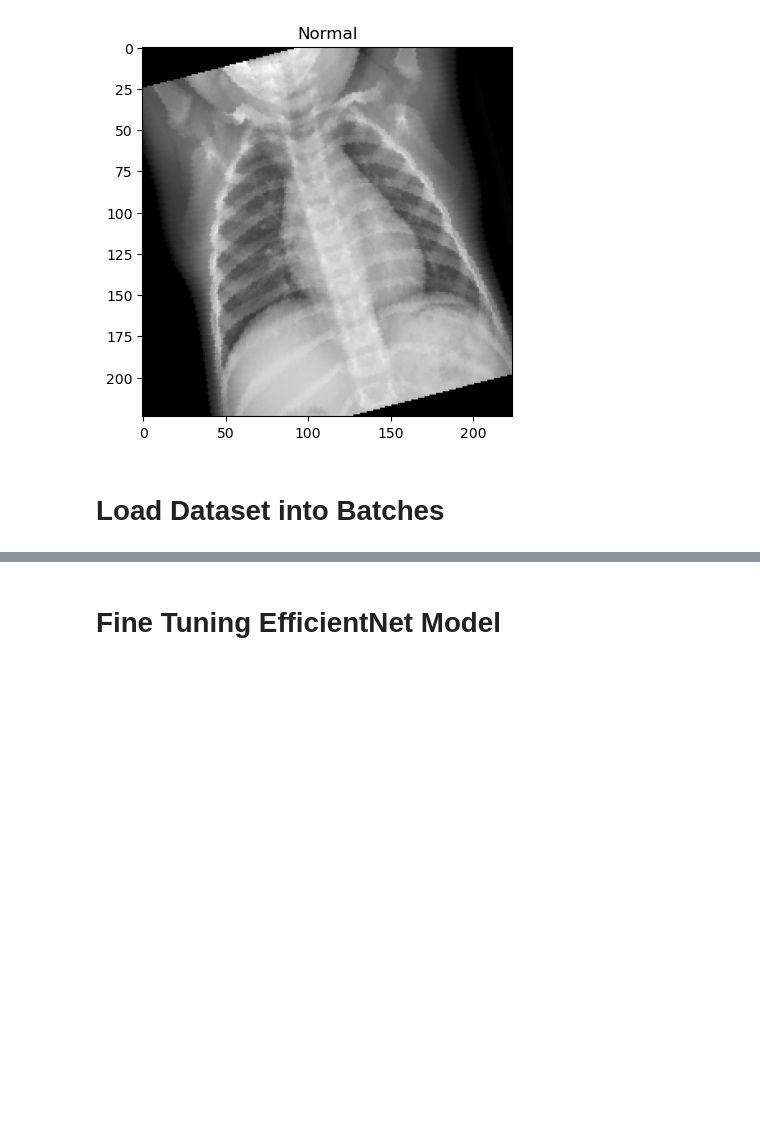
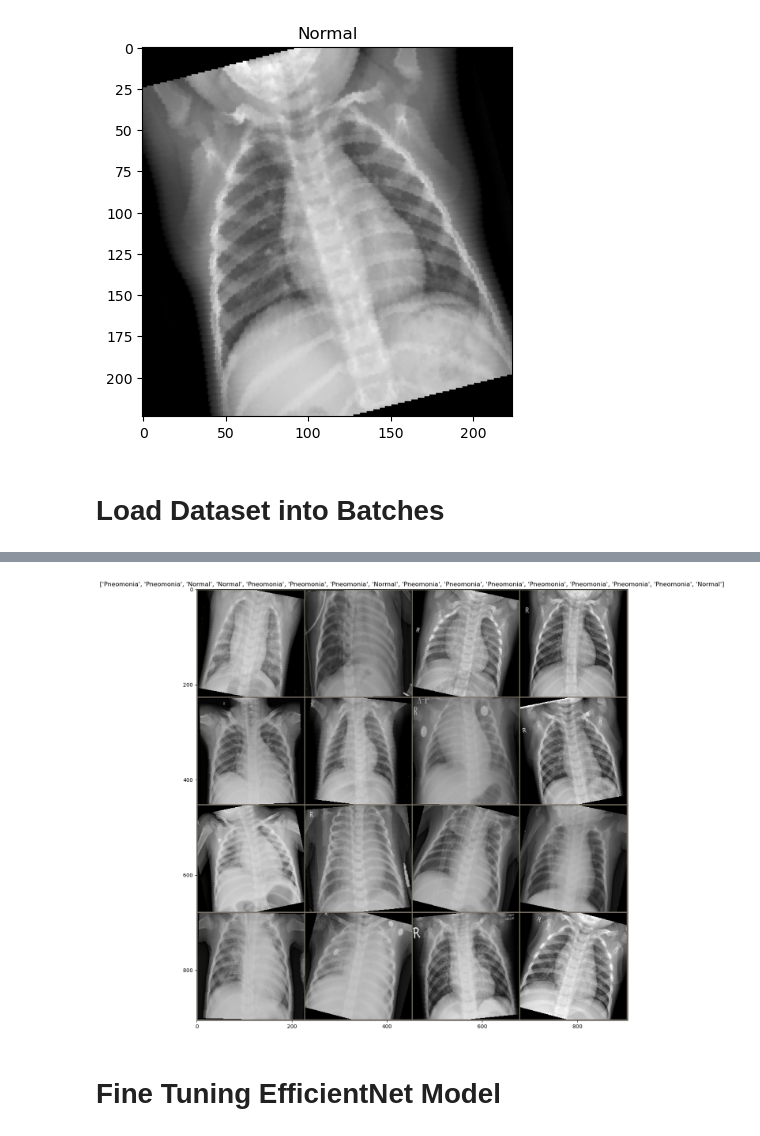
Before and after one commit to vidushio/Pneumonia-Diagnosis, a Jupyter notebook: Pneumonia_Classification.ipynb, the cells around one changed output, grey strips where cells are left out. Saved outputs shown, nothing was run; the diff lists cells and outputs as text; code cells hidden in the pictures; blank space fills up the shorter version.

```diff
--- a/Pneumonia_Classification.ipynb
+++ b/Pneumonia_Classification.ipynb
@@ -157,0 +167,14 @@ from helper import show_grid
+# %%
+def show_grid(image,title = None):
+
+    image = image.permute(1,2,0)
+    mean = torch.FloatTensor([0.485, 0.456, 0.406])
+    std = torch.FloatTensor([0.229, 0.224, 0.225])
+
+    image = image*std + mean
+    image = np.clip(image,0,1)
+
+    plt.figure(figsize=[15, 15])
+    plt.imshow(image)
+    if title != None:
+        plt.title(title)
@@ -158,3 +183,7 @@ from helper import show_grid
+# %%
+trainloader = DataLoader(trainset,batch_size=  CFG.batch_size, shuffle = True)
+validloader = DataLoader(validset,batch_size= CFG.batch_size, shuffle = True)
+testloader = DataLoader(testset,batch_size= CFG.batch_size, shuffle = True)
 # %%
 print("No. of batches in trainloader : {}".format(len(trainloader)))
 print("No. of Total examples : {}".format(len(trainloader.dataset)))
@@ -161,3 +213,10 @@ print("No. of Total examples : {}".format(len(trainloader.dataset)))
+# %%
+for images, labels in trainloader:
+    out = make_grid(images, nrow=4)
+    show_grid(out, title=[class_name[x] for x in labels])
+    break  # Display only the first batch; remove this line if you want to visualize all batches
+# %% [output]
+[figure, added]
 # %% [markdown]
 # Fine Tuning EfficientNet Model
 # %%
```
Also changed, not shown: parts of 8 cells of this notebook.
